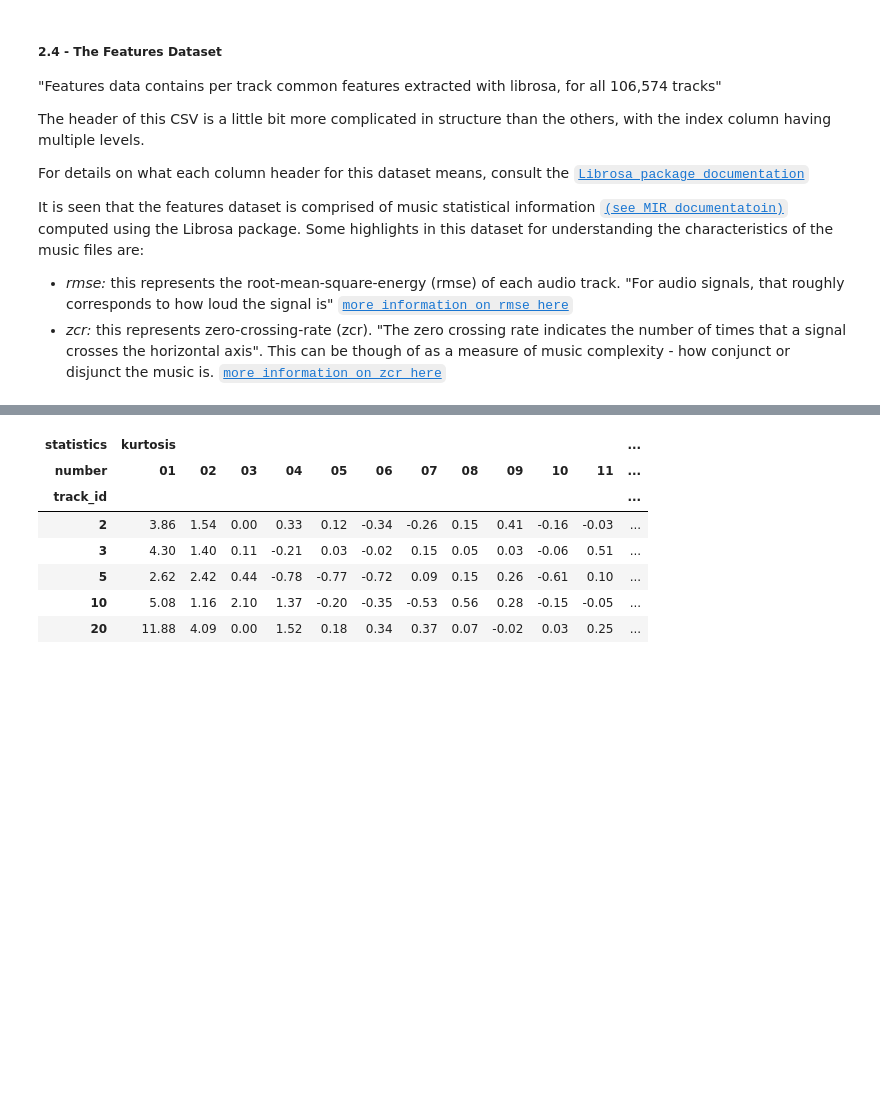
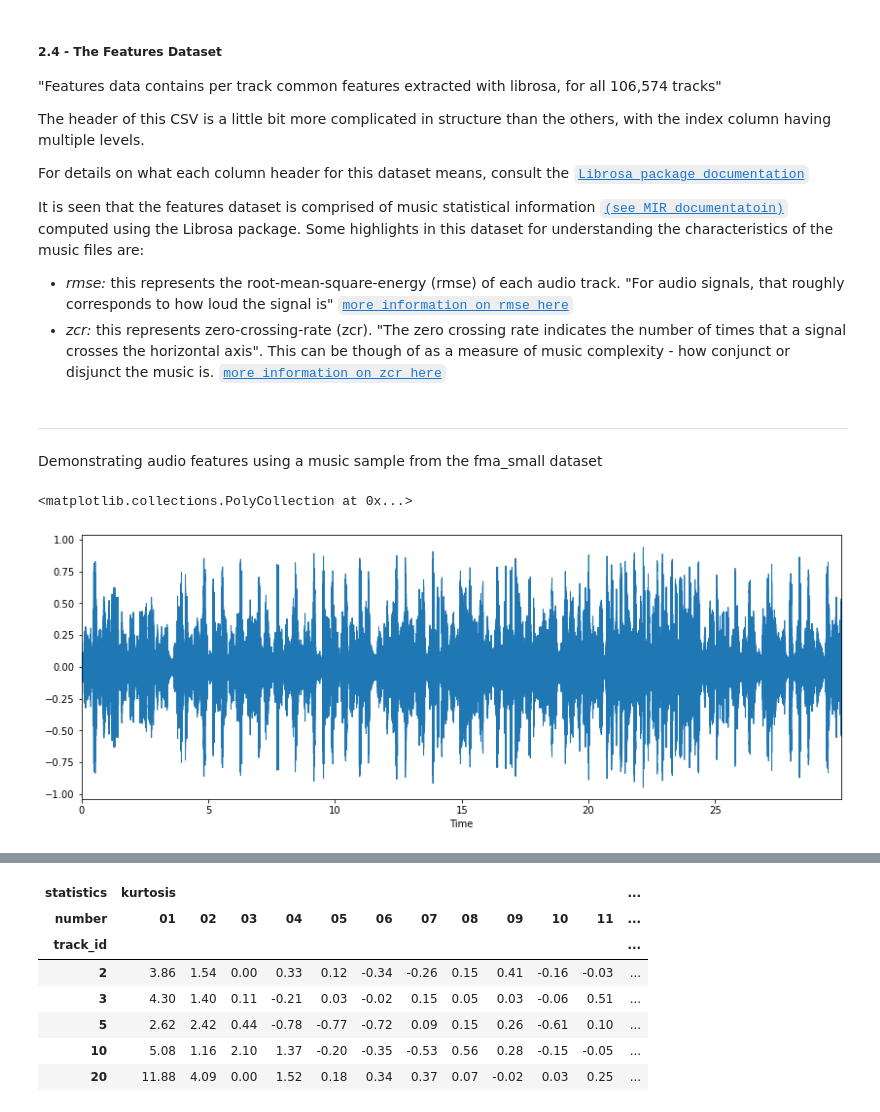
Before and after one commit to mrmids/fma-predictions, a Jupyter notebook: Final_Project_TeamFMA.ipynb, the cells around one changed output, grey strips where cells are left out. Cells and saved outputs as stored; diff of their text form; code cells hidden in the pictures; blank space fills up the shorter version.

Commit message:
Demo-ed ZCR with Librosa library

```diff
--- a/Final_Project_TeamFMA.ipynb
+++ b/Final_Project_TeamFMA.ipynb
@@ -486,3 +486,14 @@ For details on what each column header for this dataset means, consult the [`Lib
 It is seen that the features dataset is comprised of music statistical information [`(see MIR documentatoin)`](https://musicinformationretrieval.com/index.html "more info") computed using the Librosa package. Some highlights in this dataset for understanding the characteristics of the music files are:
 - *rmse:* this represents the root-mean-square-energy (rmse) of each audio track. "For audio signals, that roughly corresponds to how loud the signal is" [`more information on rmse here`](https://musicinformationretrieval.com/energy.html "RMSE")
 - *zcr:* this represents zero-crossing-rate (zcr). "The zero crossing rate indicates the number of times that a signal crosses the horizontal axis". This can be though of as a measure of music complexity - how conjunct or disjunct the music is. [`more information on zcr here`](https://musicinformationretrieval.com/zcr.html "ZCR")
+# %% [markdown]
+*****
+Demonstrating audio features using a music sample from the fma_small dataset
+# %%
+x, sr = librosa.load('/content/drive/MyDrive/Colab Notebooks/ITExperience Python Training/Final Project/fma_small/000/000002.mp3')
+# %%
+plt.figure(figsize=(14, 5))
+librosa.display.waveplot(x, sr=sr)
+# %% [output]
+<matplotlib.collections.PolyCollection at 0x...>
+[figure, added]
```
Also changed, not shown: parts of 5 cells of this notebook.
